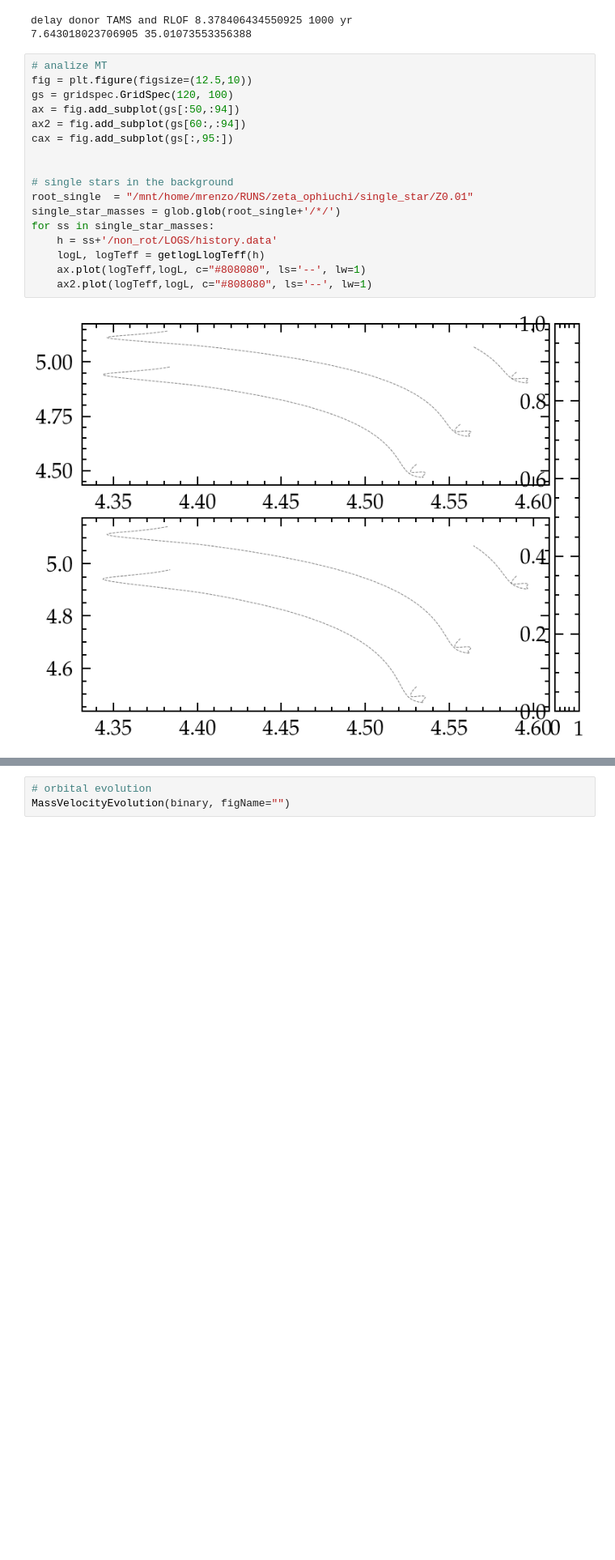
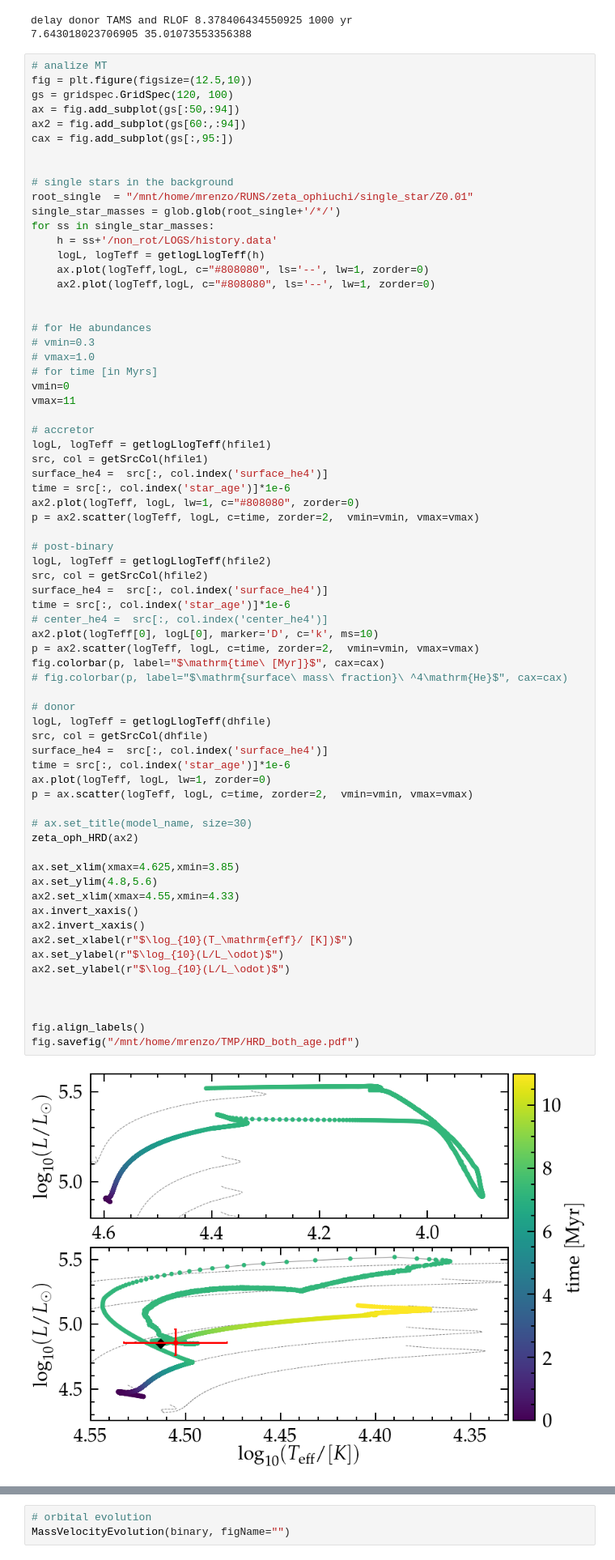
Before and after one commit to mathren/zeta_oph, a Jupyter notebook: notebooks/Best_model.ipynb, the cells around one changed output, grey strips where cells are left out. Shown at 81% size. Saved outputs shown, nothing was run; the diff lists cells and outputs as text; blank space fills up the shorter version.

Commit message:
plot single too

```diff
--- a/notebooks/Best_model.ipynb
+++ b/notebooks/Best_model.ipynb
@@ -82,19 +82,71 @@ delay donor TAMS and RLOF 8.378406434550925 1000 yr
 # %%
 # analize MT
 fig = plt.figure(figsize=(12.5,10))
 gs = gridspec.GridSpec(120, 100)
 ax = fig.add_subplot(gs[:50,:94])
 ax2 = fig.add_subplot(gs[60:,:94])
 cax = fig.add_subplot(gs[:,95:])
 
 
 # single stars in the background
 root_single  = "/mnt/home/mrenzo/RUNS/zeta_ophiuchi/single_star/Z0.01"
 single_star_masses = glob.glob(root_single+'/*/')
 for ss in single_star_masses:
     h = ss+'/non_rot/LOGS/history.data'
     logL, logTeff = getlogLlogTeff(h)
-    ax.plot(logTeff,logL, c="#808080", ls='--', lw=1)
-    ax2.plot(logTeff,logL, c="#808080", ls='--', lw=1)
+    ax.plot(logTeff,logL, c="#808080", ls='--', lw=1, zorder=0)
+    ax2.plot(logTeff,logL, c="#808080", ls='--', lw=1, zorder=0)
+
+
+# for He abundances
+# vmin=0.3
+# vmax=1.0
+# for time [in Myrs]
+vmin=0
+vmax=11
+
+# accretor
+logL, logTeff = getlogLlogTeff(hfile1)
+src, col = getSrcCol(hfile1)
+surface_he4 =  src[:, col.index('surface_he4')]
+time = src[:, col.index('star_age')]*1e-6
+ax2.plot(logTeff, logL, lw=1, c="#808080", zorder=0)
+p = ax2.scatter(logTeff, logL, c=time, zorder=2,  vmin=vmin, vmax=vmax)
+
+# post-binary
+logL, logTeff = getlogLlogTeff(hfile2)
+src, col = getSrcCol(hfile2)
+surface_he4 =  src[:, col.index('surface_he4')]
+time = src[:, col.index('star_age')]*1e-6
+# center_he4 =  src[:, col.index('center_he4')]
+ax2.plot(logTeff[0], logL[0], marker='D', c='k', ms=10)
+p = ax2.scatter(logTeff, logL, c=time, zorder=2,  vmin=vmin, vmax=vmax)
+fig.colorbar(p, label="$\mathrm{time\ [Myr]}$", cax=cax)
+# fig.colorbar(p, label="$\mathrm{surface\ mass\ fraction}\ ^4\mathrm{He}$", cax=cax)
+
+# donor
+logL, logTeff = getlogLlogTeff(dhfile)
+src, col = getSrcCol(dhfile)
+surface_he4 =  src[:, col.index('surface_he4')]
+time = src[:, col.index('star_age')]*1e-6
+ax.plot(logTeff, logL, lw=1, zorder=0)
+p = ax.scatter(logTeff, logL, c=time, zorder=2,  vmin=vmin, vmax=vmax)
+
+# ax.set_title(model_name, size=30)
+zeta_oph_HRD(ax2)
+
+ax.set_xlim(xmax=4.625,xmin=3.85)
+ax.set_ylim(4.8,5.6)
+ax2.set_xlim(xmax=4.55,xmin=4.33)
+ax.invert_xaxis()
+ax2.invert_xaxis()
+ax2.set_xlabel(r"$\log_{10}(T_\mathrm{eff}/ [K])$")
+ax.set_ylabel(r"$\log_{10}(L/L_\odot)$")
+ax2.set_ylabel(r"$\log_{10}(L/L_\odot)$")
+
+
+
+fig.align_labels()
+fig.savefig("/mnt/home/mrenzo/TMP/HRD_both_age.pdf")
 # %% [output]
-[figure, old version]
+[figure, new version]
```
Also changed, not shown: parts of 1 cell of this notebook.
